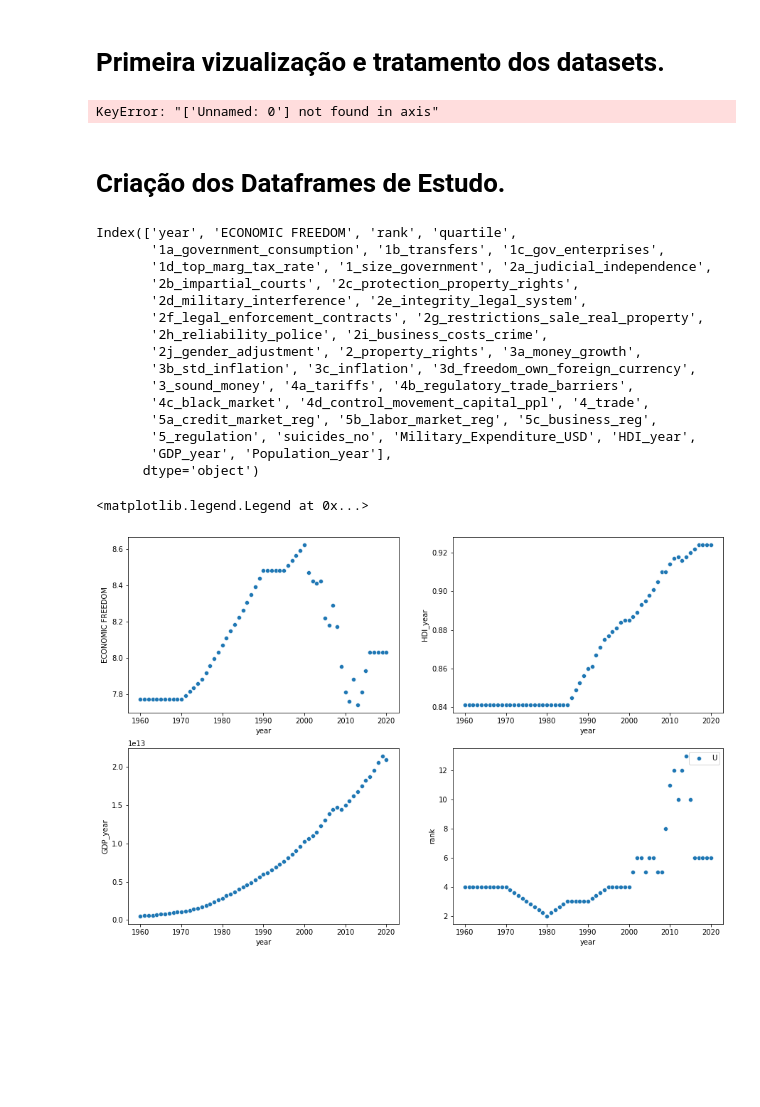
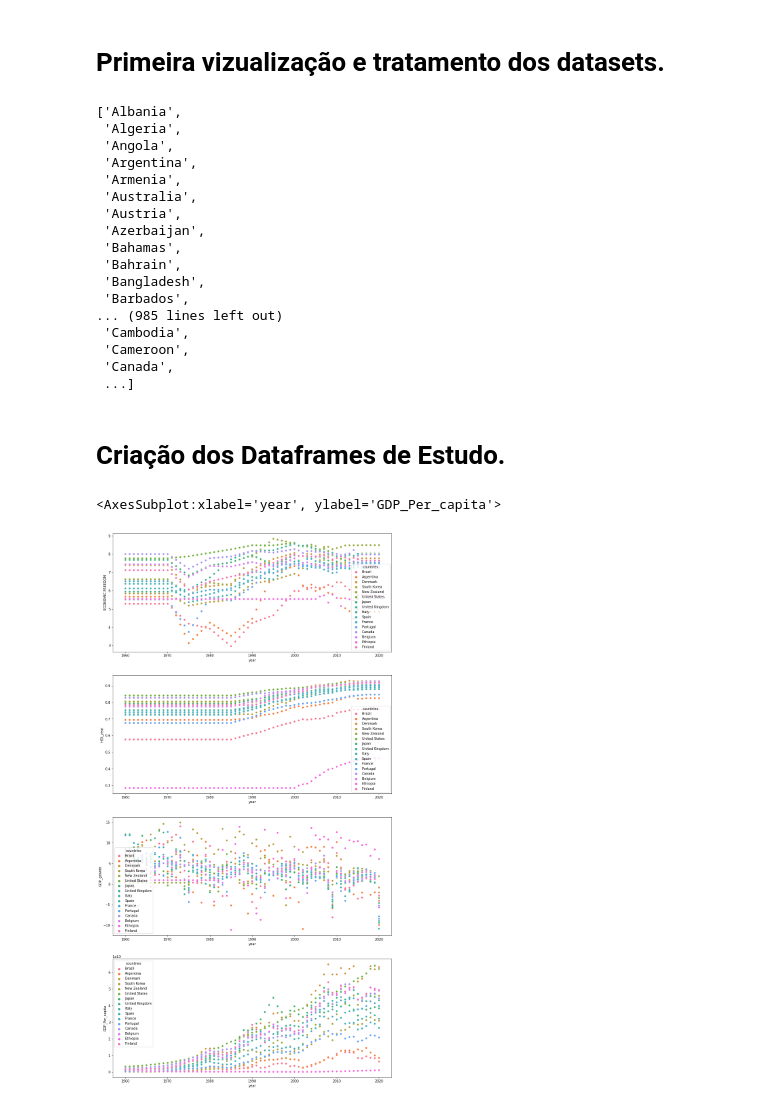
Before and after one commit to CesarSun/Digital-House-G3, a Jupyter notebook: T4-Integrador/DH_G3_T4_World_Freedom.ipynb, the cells around one changed output. Cells and saved outputs as stored; diff of their text form; code cells hidden in the pictures; blank space fills up the shorter version.

```diff
--- a/T4-Integrador/DH_G3_T4_World_Freedom.ipynb
+++ b/T4-Integrador/DH_G3_T4_World_Freedom.ipynb
@@ -49,6 +50,7 @@ data_suicide = pd.read_csv(path_suicide, sep=',')
 
 data_pop = pd.read_csv(path_pop, sep=',', index_col = 0)
 data_GDP = pd.read_csv(path_GDP, sep=',', index_col = 0)
+data_GDP_growth = pd.read_csv(path_GDP_growth, sep=',', index_col = 0)
 
 data_corr = pd.read_csv(path_corr, sep=',')
 data_star = pd.read_csv(path_star, sep=',')
@@ -59,7 +61,13 @@ data_militar = pd.read_csv(path_militar, sep=',')
 # Primeira vizualização e tratamento dos datasets.
 # %%
 #Escolha dos Países a Serem Analizados
-countries = np.array(['Brazil', 'Denmark', 'South Korea', 'New Zealand', 'United States'])#, 'Venezuela'])
+countries = np.array(['Brazil', 'Argentina', 'Denmark', 'South Korea',
+                      'New Zealand', 'United States', 'Japan', 'United Kingdom',
+                     'Italy', 'Spain', 'France', 'Portugal', 'Canada',
+                     'Belgium',
+                      #'Estonia',
+                      'Ethiopia',
+                      'Finland'])#, 'Venezuela'])
 # %%
 #Padronizando Nomes de Estudo
 data_efw['countries'] = data_efw['countries'].str.replace('Korea, South', 'South Korea')
@@ -83,10 +91,11 @@ data_pop.rename(index={'Korea, South':'South Korea'},inplace=True)
 data_GDP.rename(index={'Venezuela, RB':'Venezuela'},inplace=True)
 data_GDP.rename(index={'Korea, Rep.':'South Korea'},inplace=True)
 
+data_GDP_growth.rename(index={'Venezuela, RB':'Venezuela'},inplace=True)
+data_GDP_growth.rename(index={'Korea, Rep.':'South Korea'},inplace=True)
+
 data_corr["Country"][data_corr["Country"] == 'The United States of America'] = 'United States'
 data_corr["Country"][data_corr["Country"] == 'Korea (South)'] = 'South Korea'
-# %% [output]
-KeyError: "['Unnamed: 0'] not found in axis"
 # %%
 datas = [data_efw,
          data_bill,
@@ -98,13 +107,34 @@ datas = [data_efw,
          data_corr,
          data_star,
          #data_life,
-         data_militar]
+         data_militar,
+         data_GDP_growth]
          #data_MW]
 # %%
 # Verificando os dados para Análise
 #uni = datas[0].countries.unique()
 #print(len(uni[np.in1d(uni, countries)]))
 # Apenas o datas[4] e datas[8] não possuem dados sobre Venezuela
+# %%
+list(data_efw.countries)
+# %% [output]
+['Albania',
+ 'Algeria',
+ 'Angola',
+ 'Argentina',
+ 'Armenia',
+ 'Australia',
+ 'Austria',
+ 'Azerbaijan',
+ 'Bahamas',
+ 'Bahrain',
+ 'Bangladesh',
+ 'Barbados',
+... (985 lines left out)
+ 'Cambodia',
+ 'Cameroon',
+ 'Canada',
+ ...]
 # %% [markdown]
 # Criação dos Dataframes de Estudo.
 # %%
@@ -239,33 +310,11 @@ for x in range(len(countries)):
-# %%
-DF[0].columns
-# %% [output]
-Index(['year', 'ECONOMIC FREEDOM', 'rank', 'quartile',
-       '1a_government_consumption', '1b_transfers', '1c_gov_enterprises',
-       '1d_top_marg_tax_rate', '1_size_government', '2a_judicial_independence',
-       '2b_impartial_courts', '2c_protection_property_rights',
-       '2d_military_interference', '2e_integrity_legal_system',
-       '2f_legal_enforcement_contracts', '2g_restrictions_sale_real_property',
-       '2h_reliability_police', '2i_business_costs_crime',
-       '2j_gender_adjustment', '2_property_rights', '3a_money_growth',
-       '3b_std_inflation', '3c_inflation', '3d_freedom_own_foreign_currency',
-       '3_sound_money', '4a_tariffs', '4b_regulatory_trade_barriers',
-       '4c_black_market', '4d_control_movement_capital_ppl', '4_trade',
-       '5a_credit_market_reg', '5b_labor_market_reg', '5c_business_reg',
-       '5_regulation', 'suicides_no', 'Military_Expenditure_USD', 'HDI_year',
-       'GDP_year', 'Population_year'],
-      dtype='object')
 # %%
-fig, axes = plt.subplots(2, 2, sharex=False, figsize=(15,10))
+fig, axes = plt.subplots(4, 1, sharex=False, figsize=(15,30))
 
-num = 4
-data = DF[num]
-cc = countries[num]
-sns.scatterplot(ax=axes[0][0], data = data, x = data['year'] , y = data['ECONOMIC FREEDOM'])
-sns.scatterplot(ax=axes[0][1], data = data, x = data['year'] , y = data['HDI_year'])
-sns.scatterplot(ax=axes[1][0], data = data, x = data['year'] , y = data['GDP_year'])
-sns.scatterplot(ax=axes[1][1], data = data, x = data['year'] , y = data['rank'])
-
-plt.legend(labels = cc)
+data = DF_std
+sns.scatterplot(ax=axes[0], data = data, x = data['year'] , y = data['ECONOMIC FREEDOM'], hue= DF_std.countries)
+sns.scatterplot(ax=axes[1], data = data, x = data['year'] , y = data['HDI_year'], hue= DF_std.countries)
+sns.scatterplot(ax=axes[2], data = data, x = data['year'] , y = data['GDP_growth'], hue= DF_std.countries)
+sns.scatterplot(ax=axes[3], data = data, x = data['year'] , y = data['GDP_Per_capita'], hue= DF_std.countries)
 # %% [output]
-<matplotlib.legend.Legend at 0x...>
+<AxesSubplot:xlabel='year', ylabel='GDP_Per_capita'>
-[figure, old version]
+[figure, new version]
```
Also changed, not shown: parts of 3 cells of this notebook.
